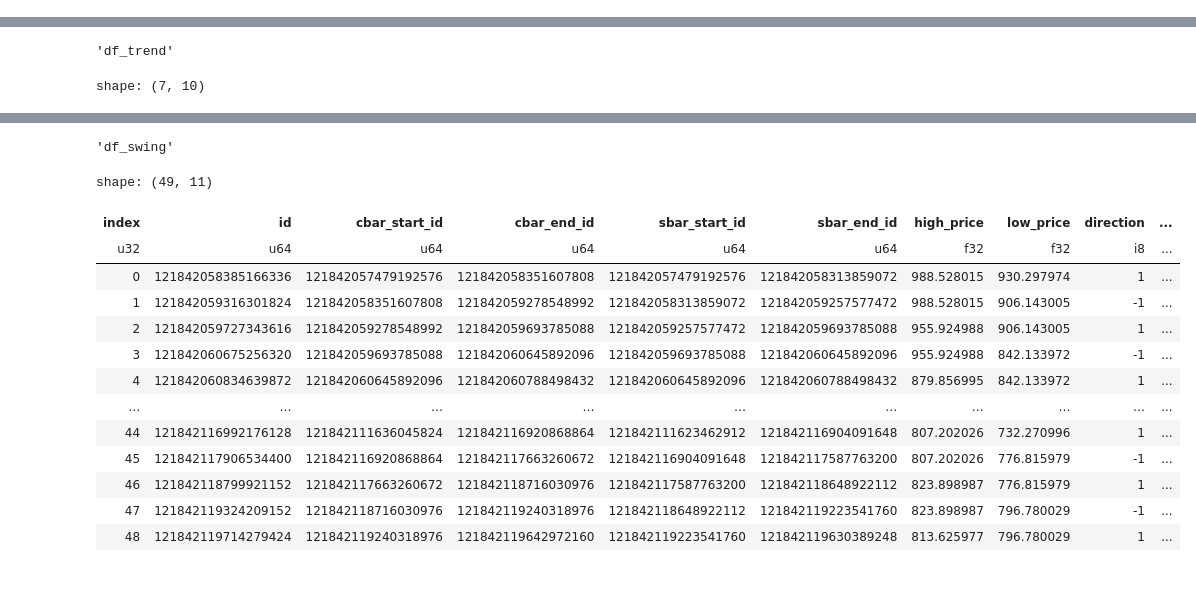
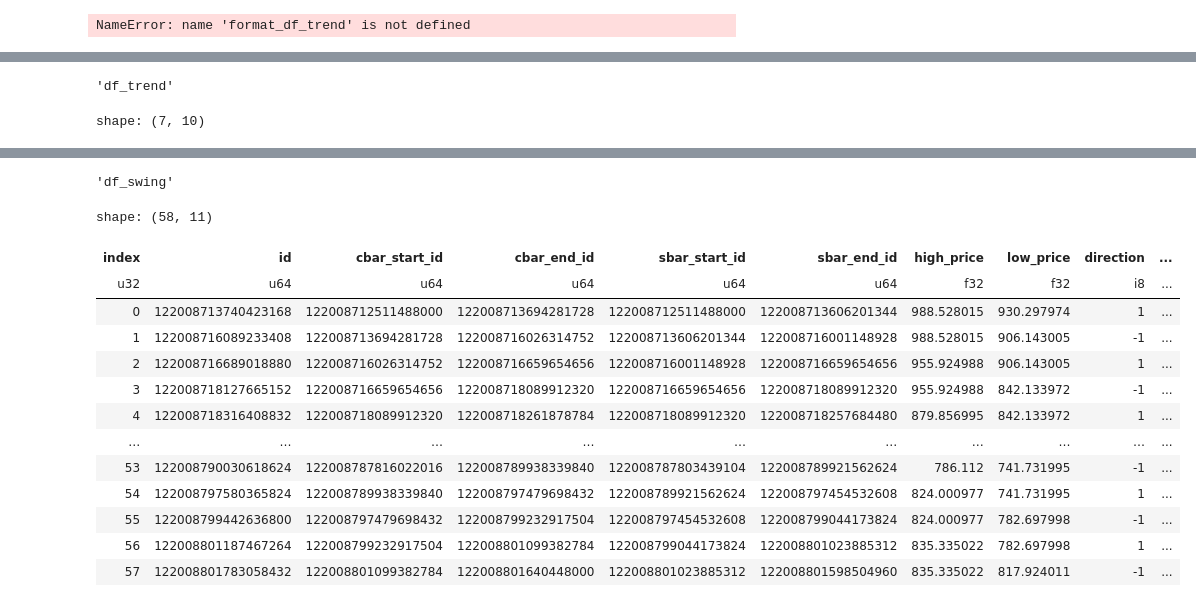
Before and after one commit to ligl/pulao, a Jupyter notebook: examples/plot_trend.ipynb, the cells around one changed output, grey strips where cells are left out. Drawn from its saved outputs; the diff is of its cells as text; code cells hidden in the pictures.

```diff
--- a/examples/plot_trend.ipynb
+++ b/examples/plot_trend.ipynb
@@ -18,7 +18,7 @@ open("./logs/pulao.log", "w").close()  # 每次运行前清空日志
 logger.debug("开始运行")
 
 df = pl.read_csv("../dataset/I8888.XDCE_60m.csv", try_parse_dates=True)
-df = df.slice(0,1500)  # test
+df = df.slice(0,15000)  # test
 
 sbar_list = []
 columns = df.columns
@@ -333,3 +351,8 @@ df_trend[marker] - 6 Pandas(Index=6, index=6, id=122003577756459008, swing_start
+# %%
+trend_manager.df_trend
+format_df_trend()
+# %% [output]
+NameError: name 'format_df_trend' is not defined
 # %%
 from typing import List
 
@@ -392,28 +415,29 @@ swing_manager = SwingManager(cbar_manager=cbar_manager)
 trend_manager = TrendManager(swing_manager=swing_manager)
 df_cbar = cbar_manager.read_parquet()
 df_swing = swing_manager.read_parquet()
+df_swing = trend_manager.read_parquet()
 # df_swing = df_swing.slice(18,20)
-swing_manager.df_swing = swing_manager.df_swing.slice(0, 0)  # 清空原数据
-trend_manager.df_trend = trend_manager.df_trend.slice(0, 0)
-for i in range(df_swing.height - 1):
-    swing = Swing(**df_swing.row(i, named=True))
-    new_swing = {
-            "id": swing.id,
-            "direction": swing.direction.value,
-            "cbar_start_id": swing.cbar_start_id,
-            "cbar_end_id": swing.cbar_end_id,
-            "sbar_start_id": swing.sbar_start_id,
-            "sbar_end_id": swing.sbar_end_id,
-            "high_price": swing.high_price,
-            "low_price": swing.low_price,
-            "is_completed": swing.is_completed,
-            "created_at": swing.created_at,
-        }
-
-    swing_manager.df_swing = swing_manager.df_swing.vstack(
-        pl.DataFrame([new_swing], schema=swing_manager.df_swing.schema)
-    )
-    swing_manager.notify(EventType.SWING_CHANGED, payload=dict(backtrack_id=None))
+# swing_manager.df_swing = swing_manager.df_swing.slice(0, 0)  # 清空原数据
+# trend_manager.df_trend = trend_manager.df_trend.slice(0, 0)
+# for i in range(df_swing.height - 1):
+#     swing = Swing(**df_swing.row(i, named=True))
+#     new_swing = {
+#             "id": swing.id,
+#             "direction": swing.direction.value,
+#             "cbar_start_id": swing.cbar_start_id,
+#             "cbar_end_id": swing.cbar_end_id,
+#             "sbar_start_id": swing.sbar_start_id,
+#             "sbar_end_id": swing.sbar_end_id,
+#             "high_price": swing.high_price,
+#             "low_price": swing.low_price,
+#             "is_completed": swing.is_completed,
+#             "created_at": swing.created_at,
+#         }
+#
+#     swing_manager.df_swing = swing_manager.df_swing.vstack(
+#         pl.DataFrame([new_swing], schema=swing_manager.df_swing.schema)
+#     )
+#     swing_manager.notify(EventType.SWING_CHANGED, payload=dict(backtrack_id=None))
 
 
 logger.debug("运行结束")
@@ -458,18 +467,18 @@ shape: (7, 10)
 'df_swing'
-shape: (49, 11)
+shape: (58, 11)
 | index | id | cbar_start_id | cbar_end_id | sbar_start_id | sbar_end_id | high_price | low_price | direction | ... |
 | u32 | u64 | u64 | u64 | u64 | u64 | f32 | f32 | i8 | ... |
-| 0 | 121842058385166336 | 121842057479192576 | 121842058351607808 | 121842057479192576 | 121842058313859072 | 988.528015 | 930.297974 | 1 | ... |
-| 1 | 121842059316301824 | 121842058351607808 | 121842059278548992 | 121842058313859072 | 121842059257577472 | 988.528015 | 906.143005 | -1 | ... |
-| 2 | 121842059727343616 | 121842059278548992 | 121842059693785088 | 121842059257577472 | 121842059693785088 | 955.924988 | 906.143005 | 1 | ... |
-| 3 | 121842060675256320 | 121842059693785088 | 121842060645892096 | 121842059693785088 | 121842060645892096 | 955.924988 | 842.133972 | -1 | ... |
-| 4 | 121842060834639872 | 121842060645892096 | 121842060788498432 | 121842060645892096 | 121842060788498432 | 879.856995 | 842.133972 | 1 | ... |
+| 0 | 122008713740423168 | 122008712511488000 | 122008713694281728 | 122008712511488000 | 122008713606201344 | 988.528015 | 930.297974 | 1 | ... |
+| 1 | 122008716089233408 | 122008713694281728 | 122008716026314752 | 122008713606201344 | 122008716001148928 | 988.528015 | 906.143005 | -1 | ... |
+| 2 | 122008716689018880 | 122008716026314752 | 122008716659654656 | 122008716001148928 | 122008716659654656 | 955.924988 | 906.143005 | 1 | ... |
+| 3 | 122008718127665152 | 122008716659654656 | 122008718089912320 | 122008716659654656 | 122008718089912320 | 955.924988 | 842.133972 | -1 | ... |
+| 4 | 122008718316408832 | 122008718089912320 | 122008718261878784 | 122008718089912320 | 122008718257684480 | 879.856995 | 842.133972 | 1 | ... |
 | … | … | … | … | … | … | … | … | … | ... |
-| 44 | 121842116992176128 | 121842111636045824 | 121842116920868864 | 121842111623462912 | 121842116904091648 | 807.202026 | 732.270996 | 1 | ... |
-| 45 | 121842117906534400 | 121842116920868864 | 121842117663260672 | 121842116904091648 | 121842117587763200 | 807.202026 | 776.815979 | -1 | ... |
-| 46 | 121842118799921152 | 121842117663260672 | 121842118716030976 | 121842117587763200 | 121842118648922112 | 823.898987 | 776.815979 | 1 | ... |
-| 47 | 121842119324209152 | 121842118716030976 | 121842119240318976 | 121842118648922112 | 121842119223541760 | 823.898987 | 796.780029 | -1 | ... |
-| 48 | 121842119714279424 | 121842119240318976 | 121842119642972160 | 121842119223541760 | 121842119630389248 | 813.625977 | 796.780029 | 1 | ... |
+| 53 | 122008790030618624 | 122008787816022016 | 122008789938339840 | 122008787803439104 | 122008789921562624 | 786.112 | 741.731995 | -1 | ... |
+| 54 | 122008797580365824 | 122008789938339840 | 122008797479698432 | 122008789921562624 | 122008797454532608 | 824.000977 | 741.731995 | 1 | ... |
+| 55 | 122008799442636800 | 122008797479698432 | 122008799232917504 | 122008797454532608 | 122008799044173824 | 824.000977 | 782.697998 | -1 | ... |
+| 56 | 122008801187467264 | 122008799232917504 | 122008801099382784 | 122008799044173824 | 122008801023885312 | 835.335022 | 782.697998 | 1 | ... |
+| 57 | 122008801783058432 | 122008801099382784 | 122008801640448000 | 122008801023885312 | 122008801598504960 | 835.335022 | 817.924011 | -1 | ... |
 # %%
 trend_manager.pretty_worker_id()
 # %%
```
Also changed, not shown: parts of 3 cells of this notebook, 1 other file.
